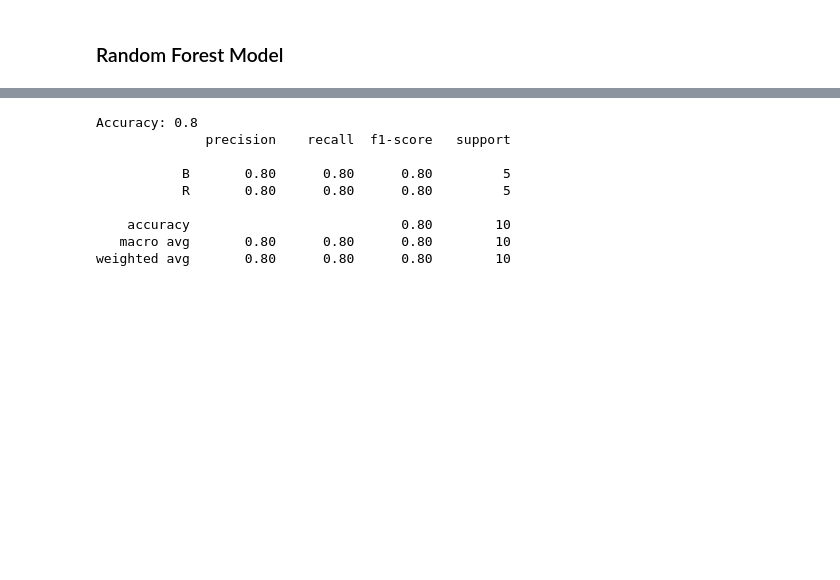
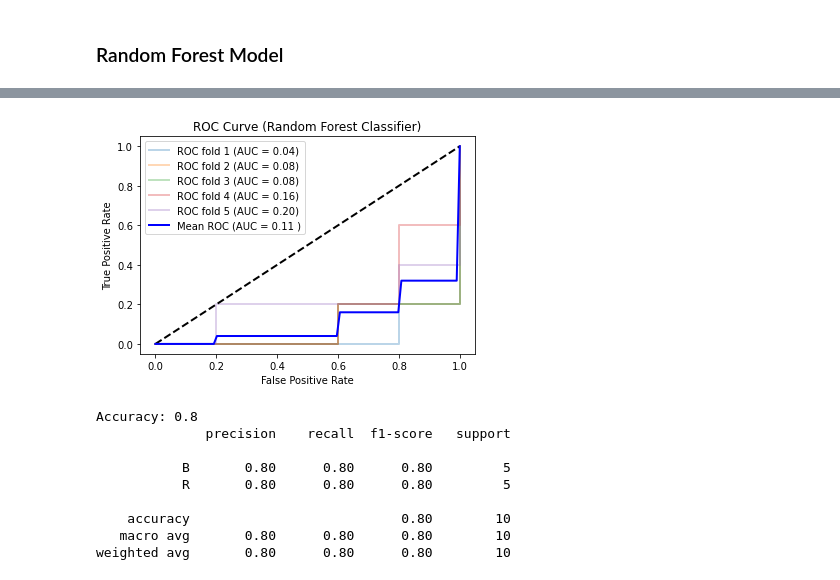
Before and after one commit to jessbunnag/cds-1001-capstone, a Jupyter notebook: Q1+2.ipynb, the cells around one changed output, grey strips where cells are left out. Cells and saved outputs as stored; diff of their text form; code cells hidden in the pictures; blank space fills up the shorter version.

```diff
--- a/Q1+2.ipynb
+++ b/Q1+2.ipynb
@@ -291,3 +453,46 @@ plt.show()
+# %%
+# Random Forest Model
+
+cv = StratifiedKFold(n_splits=5,shuffle=False)
+
+# Visualize
+tprs = []
+aucs = []
+mean_fpr = np.linspace(0,1,100)
+i = 1
+
+Y_num = []
+for idx in range(0, Y.size):
+    if Y[idx] == 'B':
+        Y_num.append(1)
+    else:
+        Y_num.append(0)
+
+# print(Y_num)
+Y_num = np.array(Y_num)
+
+for train,test in cv.split(X,Y):
+    prediction = forest.fit(X[train],Y[train]).predict_proba(X[test])
+    fpr, tpr, t = roc_curve(Y_num[test], prediction[:, 1])
+    tprs.append(np.interp(mean_fpr, fpr, tpr))
+    roc_auc = auc(fpr, tpr)
+    aucs.append(roc_auc)
+    plt.plot(fpr, tpr, lw=2, alpha=0.3, label='ROC fold %d (AUC = %0.2f)' % (i, roc_auc))
+    i= i+1
+
+plt.plot([0,1],[0,1],linestyle = '--',lw = 2,color = 'black')
+mean_tpr = np.mean(tprs, axis=0)
+mean_auc = auc(mean_fpr, mean_tpr)
+plt.plot(mean_fpr, mean_tpr, color='blue',
+         label=r'Mean ROC (AUC = %0.2f )' % (mean_auc),lw=2, alpha=1)
+
+plt.xlabel('False Positive Rate')
+plt.ylabel('True Positive Rate')
+plt.title('ROC Curve (Random Forest Classifier)')
+plt.legend(loc="best")
+plt.show()
+# %% [output]
+[figure, added]
 # %%
 # Select Predictors and Outcome Variable
 X = clean_data.copy().drop(columns = 'BlueRed')
```
Also changed, not shown: parts of 16 cells of this notebook.
